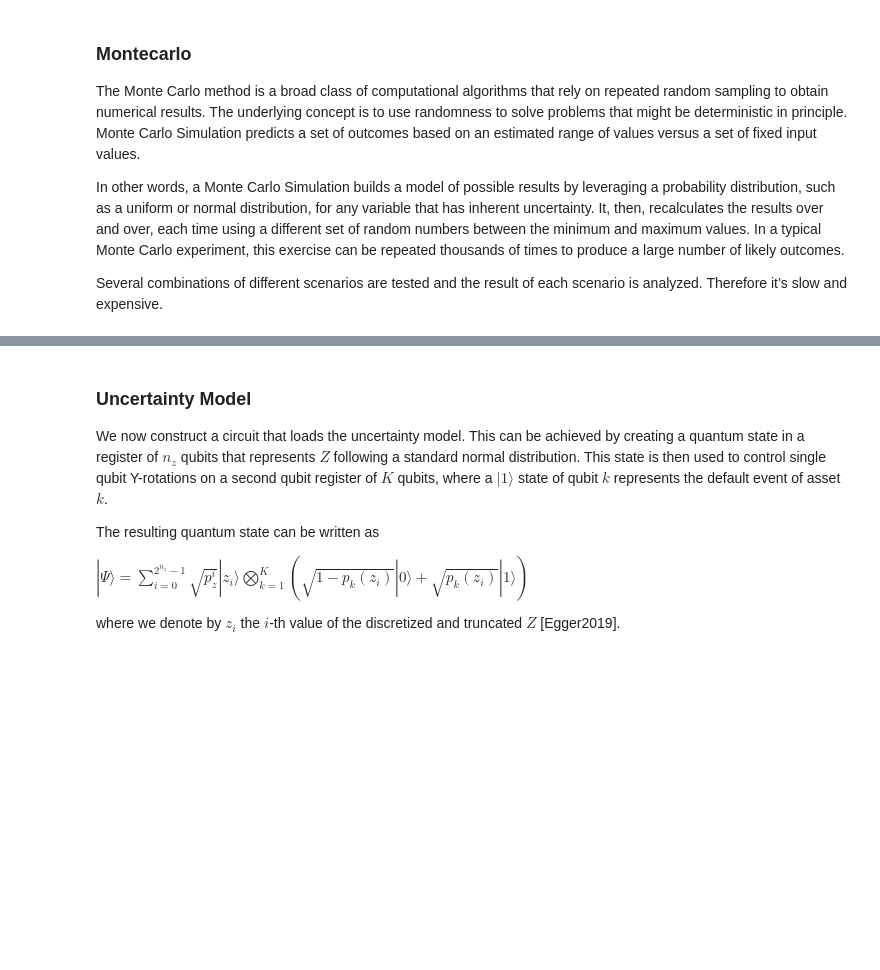
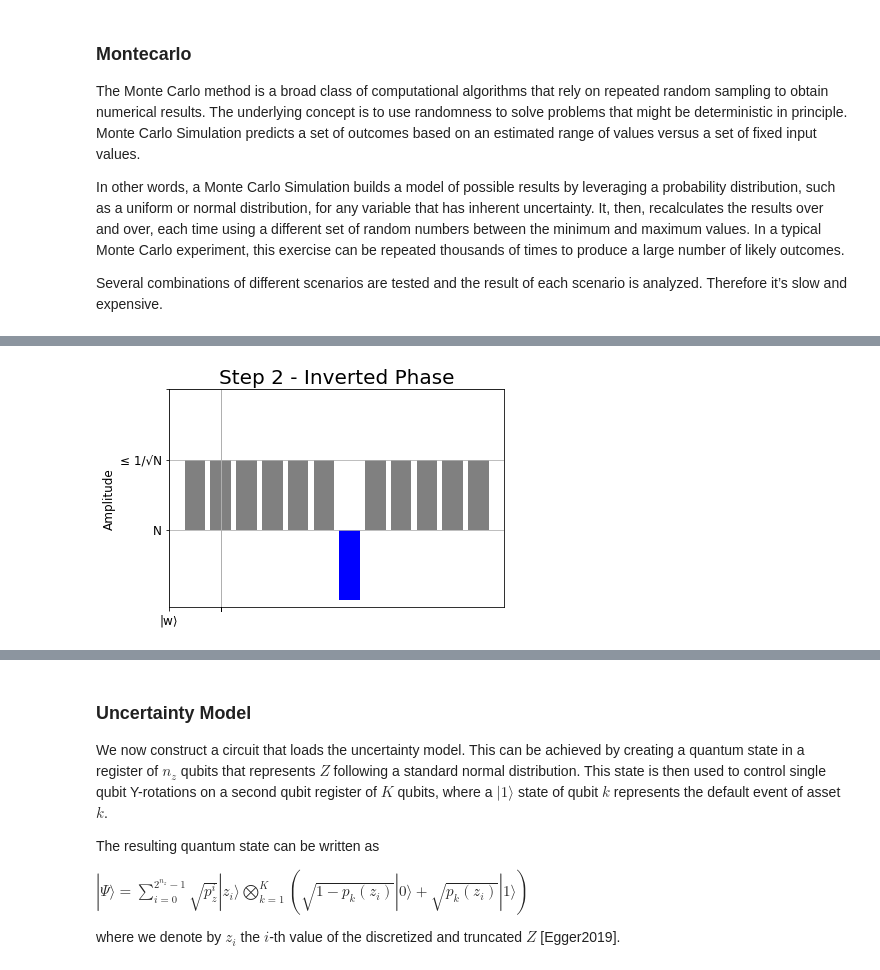
Before and after one commit to jraleman/qcra, a Jupyter notebook: quantum_risk_analysis.ipynb, the cells around one changed output, grey strips where cells are left out. Cells and saved outputs as stored; diff of their text form; code cells hidden in the pictures; blank space fills up the shorter version.

```diff
--- a/quantum_risk_analysis.ipynb
+++ b/quantum_risk_analysis.ipynb
@@ -168,0 +208,21 @@ $$ | \psi_t \rangle = (U_s U_f)^t  | s \rangle $$
+# %%
+def invert_phase(l1, p):
+    inverted = []
+    for i in range(len(l1)):
+        val = p if l1[i] == '' else -1 * p
+        inverted.insert(i, val)
+    return inverted
+
+# Setup
+new_amplitude = ['N', '≤ {}'.format(avg_amplitude[1]), '']
+plt.title("Step 2 - Inverted Phase", size=20)
+plt.ylabel("Amplitude", size=label_size)
+plt.bar(data, invert_phase(winner, 1), color=c)
+plt.xticks(invert_phase(winner, 1), winner, size=label_size)
+plt.yticks(range(3), new_amplitude, size=label_size)
+
+# Render
+plt.grid()
+plt.show()
+# %% [output]
+[figure, added]
```
Also changed, not shown: parts of 16 cells of this notebook.
